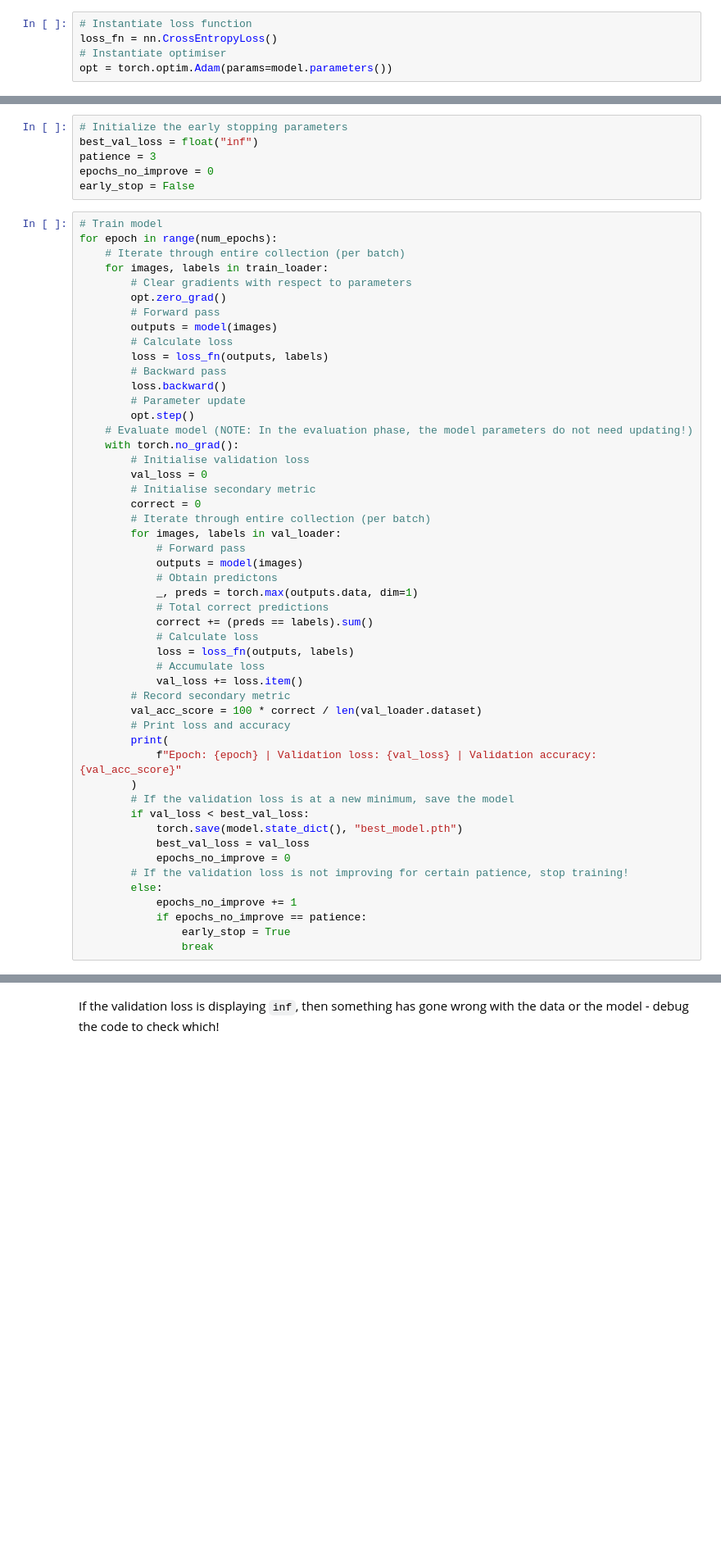
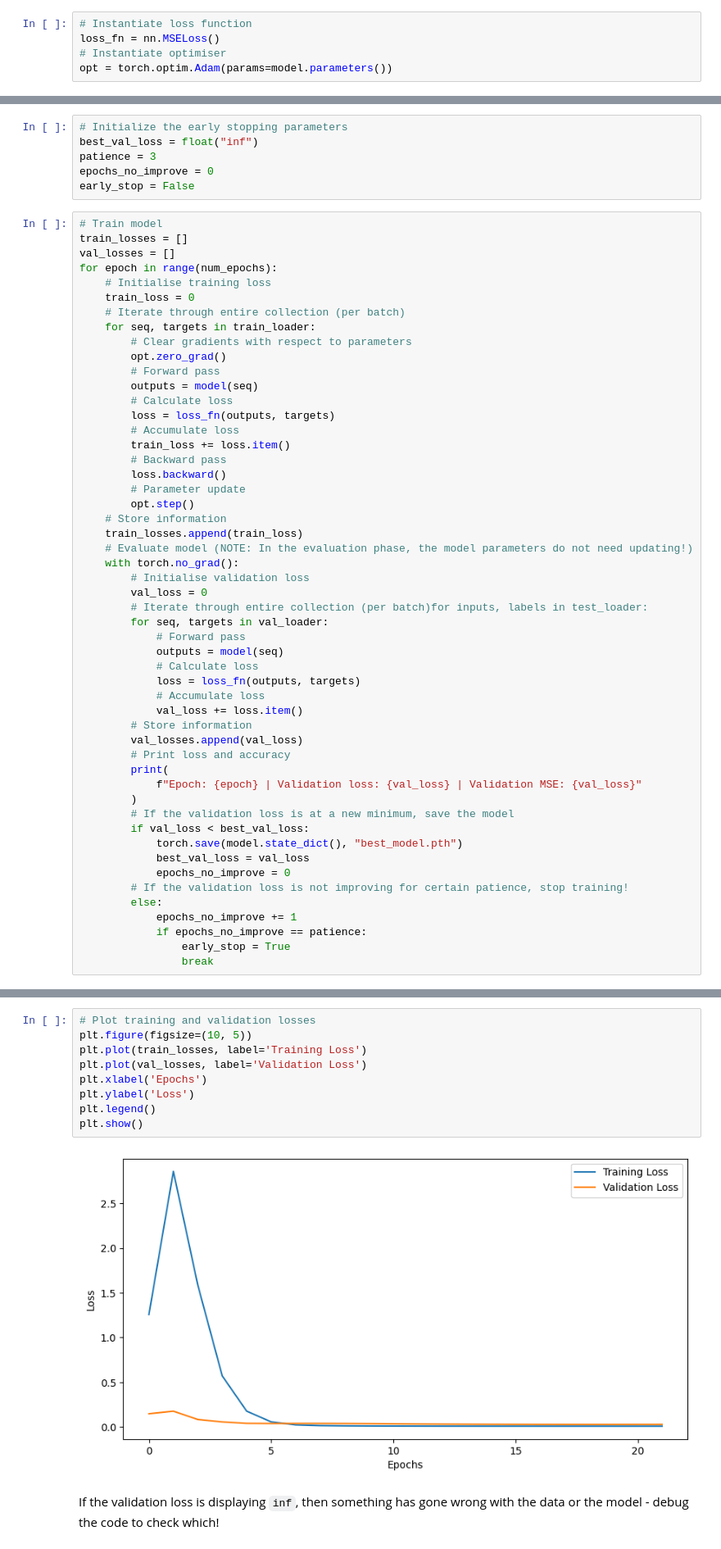
Before and after one commit to siddarthanath/Artificial-Intelligence-Algorithms, a Jupyter notebook: Deep Learning/Neural Networks/Recurrent/rnn.ipynb, the cells around one changed output, grey strips where cells are left out. Shown at 82% size. Cells and saved outputs as stored; diff of their text form; blank space fills up the shorter version.

````diff
--- a/Deep Learning/Neural Networks/Recurrent/rnn.ipynb
+++ b/Deep Learning/Neural Networks/Recurrent/rnn.ipynb
@@ -203,7 +227,7 @@ model = CNN_Short()
 - The loss function is typically straightforward (as it depends on the machine learning task) however there are a plethora of optimisers you could use e.g. SGD, Adam etc... Usually this is a trial and error choice to find the *best* one.
 # %%
 # Instantiate loss function
-loss_fn = nn.CrossEntropyLoss()
+loss_fn = nn.MSELoss()
 # Instantiate optimiser
 opt = torch.optim.Adam(params=model.parameters())
 # %% [markdown]
@@ -229,42 +253,44 @@ epochs_no_improve = 0
 early_stop = False
 # %%
 # Train model
+train_losses = []
+val_losses = []
 for epoch in range(num_epochs):
+    # Initialise training loss
+    train_loss = 0
     # Iterate through entire collection (per batch)
-    for images, labels in train_loader:
+    for seq, targets in train_loader:
         # Clear gradients with respect to parameters
         opt.zero_grad()
         # Forward pass
-        outputs = model(images)
+        outputs = model(seq)
         # Calculate loss
-        loss = loss_fn(outputs, labels)
+        loss = loss_fn(outputs, targets)
+        # Accumulate loss
+        train_loss += loss.item()
         # Backward pass
         loss.backward()
         # Parameter update
         opt.step()
+    # Store information
+    train_losses.append(train_loss)
     # Evaluate model (NOTE: In the evaluation phase, the model parameters do not need updating!)
     with torch.no_grad():
         # Initialise validation loss
         val_loss = 0
-        # Initialise secondary metric
-        correct = 0
-        # Iterate through entire collection (per batch)
-        for images, labels in val_loader:
+        # Iterate through entire collection (per batch)for inputs, labels in test_loader:
+        for seq, targets in val_loader:
             # Forward pass
-            outputs = model(images)
-            # Obtain predictons
-            _, preds = torch.max(outputs.data, dim=1)
-            # Total correct predictions
-            correct += (preds == labels).sum()
+            outputs = model(seq)
             # Calculate loss
-            loss = loss_fn(outputs, labels)
+            loss = loss_fn(outputs, targets)
             # Accumulate loss
             val_loss += loss.item()
-        # Record secondary metric
-        val_acc_score = 100 * correct / len(val_loader.dataset)
+        # Store information
+        val_losses.append(val_loss)
         # Print loss and accuracy
         print(
-            f"Epoch: {epoch} | Validation loss: {val_loss} | Validation accuracy: {val_acc_score}"
+            f"Epoch: {epoch} | Validation loss: {val_loss} | Validation MSE: {val_loss}"
         )
         # If the validation loss is at a new minimum, save the model
         if val_loss < best_val_loss:
@@ -293,3 +324,14 @@ Epoch: 11 | Validation loss: 4.428129030391574 | Validation accuracy: 98.7916641
+# %%
+# Plot training and validation losses
+plt.figure(figsize=(10, 5))
+plt.plot(train_losses, label='Training Loss')
+plt.plot(val_losses, label='Validation Loss')
+plt.xlabel('Epochs')
+plt.ylabel('Loss')
+plt.legend()
+plt.show()
+# %% [output]
+[figure, added]
 # %% [markdown]
 If the validation loss is displaying ```inf```, then something has gone wrong with the data or the model - debug the code to check which!
 # %%
````
Also changed, not shown: parts of 47 cells of this notebook, 7 other files.
